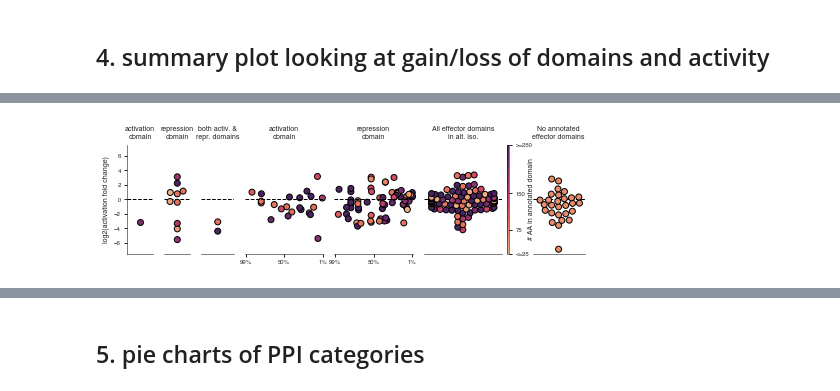
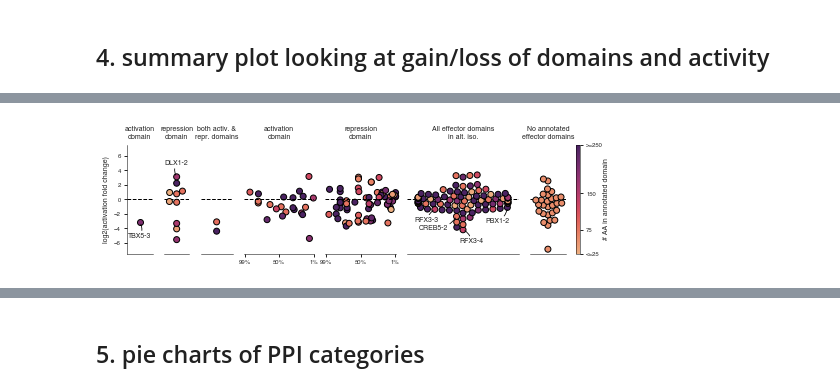
Before and after one commit to CCSB-DFCI/TF_isoforms_paper, a Jupyter notebook: src/activation_analyses/Fig4__Activation_and_PPIs.ipynb, the cells around one changed output, grey strips where cells are left out. Cells and saved outputs as stored; diff of their text form; code cells hidden in the pictures.

```diff
--- a/src/activation_analyses/Fig4__Activation_and_PPIs.ipynb
+++ b/src/activation_analyses/Fig4__Activation_and_PPIs.ipynb
@@ -273,7 +289,7 @@ hue = 'tot_dom_length_incl_pfam'
 color = 'color_dom_length_incl_pfam'
 t = t_dom_length_incl_pfam
 
-gs_kw = dict(width_ratios=[0.4, 0.4, 0.5, 1.2, 1.2, 1.5, 0.8])
+gs_kw = dict(width_ratios=[0.4, 0.4, 0.5, 1.1, 1.1, 1.75, 0.85])
 
 fig, axs = plt.subplots(1, 7, sharey=True, gridspec_kw=gs_kw)
 fig.set_size_inches(w=8.2, h=2)
@@ -302,6 +318,17 @@ axs[0].set_xticks([])
 axs[0].set_xlabel('')
 axs[0].get_legend().remove()
 
+tbx5_y = df.loc[(df["clone_acc_alt"] == "TBX5|3/3|08H01"), 'activation_fold_change_log2'].values[0]
+for point in axs[0].collections:
+    for x, y in point.get_offsets():
+        if np.isclose(tbx5_y, y):
+            print("found: %s, %s" % (x, y))
+            axs[0].annotate("TBX5-3", xy=(x, y), xytext=(0, -10), textcoords='offset points',
+                            arrowprops = dict(arrowstyle="-", connectionstyle="arc3,rad=0.3",
+                                              color='black'),
+                            ha="center", va="top", fontsize=7,
+                            bbox=dict(boxstyle='square,pad=0', fc='none', ec='none'))
+
 tot_loss_repr = df.loc[(df['fraction_of_RD_domains_removed_incl_pfam'] == 1)
                           & (df['fraction_of_AD_domains_removed_incl_pfam'].isnull() |
                              (df['fraction_of_AD_domains_removed_incl_pfam'] == 0))
@@ -322,6 +349,17 @@ sns.swarmplot(data=tot_loss_repr,
 axs[1].set_xticks([])
 axs[1].set_xlabel('')
 axs[1].get_legend().remove()
+
+dlx1_y = df.loc[(df["clone_acc_alt"] == "DLX1|2/2|07E09"), 'activation_fold_change_log2'].values[0]
+for point in axs[1].collections:
+    for x, y in point.get_offsets():
+        if np.isclose(dlx1_y, y):
+            print("found: %s, %s" % (x, y))
+            axs[1].annotate("DLX1-2", xy=(x, y), xytext=(0, 10), textcoords='offset points',
+                            arrowprops = dict(arrowstyle="-", connectionstyle="arc3,rad=0.3",
+                                              color='black'),
+                            ha="center", va="bottom", fontsize=7,
+                            bbox=dict(boxstyle='square,pad=0', fc='none', ec='none'))
 
 
 tot_loss_both = df.loc[(df['fraction_of_AD_domains_removed_incl_pfam'] == 1) &
@@ -413,30 +451,41 @@ axs[5].set_xticks([])
 axs[5].set_xlabel('')
 axs[5].get_legend().remove()
 
-# # annotate pbx1 and rfx3
-# pbx1_y = df.loc[(df["clone_acc_alt"] == "PBX1|2/2|02C05"), 'activation_fold_change_log2'].values[0]
-# rfx3_y = df.loc[(df["clone_acc_alt"] == "RFX3|3/5|08G08"), 'activation_fold_change_log2'].values[0]
-# rfx4_y = df.loc[(df["clone_acc_alt"] == "RFX3|4/5|11D09"), 'activation_fold_change_log2'].values[0]
-# for point in axs[4].collections:
-#     for x, y in point.get_offsets():
-#         if np.isclose(pbx1_y, y):
-#             print("found: %s, %s" % (x, y))
-#             axs[4].annotate("PBX1-2", xy=(x, y), xytext=(-10, -20), textcoords='offset points',
-#                             arrowprops = dict(arrowstyle="-", connectionstyle="arc3,rad=-0.3"),
-#                             ha="center", va="top", fontsize=7,
-#                             bbox=dict(boxstyle='square,pad=0', fc='none', ec='none'))
-#         if np.isclose(rfx3_y, y):
-#             print("found: %s, %s" % (x, y))
-#             axs[4].annotate("RFX3-3", xy=(x, y), xytext=(-8, -7), textcoords='offset points',
-#                             arrowprops = dict(arrowstyle="-", connectionstyle="arc3,rad=-0.2"),
-#                             ha="center", va="top", fontsize=7,
-#                             bbox=dict(boxstyle='square,pad=0', fc='none', ec='none'))
-#         if np.isclose(rfx4_y, y):
-#             print("found: %s, %s" % (x, y))
-#             axs[4].annotate("RFX3-4", xy=(x, y), xytext=(8, -8), textcoords='offset points',
-#                             arrowprops = dict(arrowstyle="-", connectionstyle="arc3,rad=0.3"),
-#                             ha="center", va="top", fontsize=7,
-#                             bbox=dict(boxstyle='square,pad=0', fc='none', ec='none'))
+# annotate pbx1 and rfx3
+pbx1_y = df.loc[(df["clone_acc_alt"] == "PBX1|2/2|02C05"), 'activation_fold_change_log2'].values[0]
+rfx3_y = df.loc[(df["clone_acc_alt"] == "RFX3|3/5|08G08"), 'activation_fold_change_log2'].values[0]
+rfx4_y = df.loc[(df["clone_acc_alt"] == "RFX3|4/5|11D09"), 'activation_fold_change_log2'].values[0]
+creb5_y = df.loc[(df["clone_acc_alt"] == "CREB5|2/3|08A12"), 'activation_fold_change_log2'].values[0]
+for point in axs[5].collections:
+    for x, y in point.get_offsets():
+        if np.isclose(pbx1_y, y):
+            print("found: %s, %s" % (x, y))
+            axs[5].annotate("PBX1-2", xy=(x, y), xytext=(-10, -10), textcoords='offset points',
+                            arrowprops = dict(arrowstyle="-", connectionstyle="arc3,rad=0.3",
+                                              color='black'),
+                            ha="center", va="top", fontsize=7,
+                            bbox=dict(boxstyle='square,pad=0', fc='none', ec='none'))
+        if np.isclose(rfx3_y, y):
+            print("found: %s, %s" % (x, y))
+            axs[5].annotate("RFX3-3", xy=(x, y), xytext=(-8, -7), textcoords='offset points',
+                            arrowprops = dict(arrowstyle="-", connectionstyle="arc3,rad=-0.2",
+                                              color='black'),
+                            ha="center", va="top", fontsize=7,
+                            bbox=dict(boxstyle='square,pad=0', fc='none', ec='none'))
+        if np.isclose(rfx4_y, y):
+            print("found: %s, %s" % (x, y))
+            axs[5].annotate("RFX3-4", xy=(x, y), xytext=(8, -8), textcoords='offset points',
+                            arrowprops = dict(arrowstyle="-", connectionstyle="arc3,rad=0.3",
+                                              color='black'),
+                            ha="center", va="top", fontsize=7,
+                            bbox=dict(boxstyle='square,pad=0', fc='none', ec='none'))
+        if np.isclose(creb5_y, y):
+            print("found: %s, %s" % (x, y))
+            axs[5].annotate("CREB5-2", xy=(x, y), xytext=(-23, -8), textcoords='offset points',
+                            arrowprops = dict(arrowstyle="-", connectionstyle="arc3,rad=0.3",
+                                              color='black'),
+                            ha="center", va="top", fontsize=7,
+                            bbox=dict(boxstyle='square,pad=0', fc='none', ec='none'))
 
 # missing stuff
 incl = pd.concat([tot_loss_activ,
@@ -466,21 +515,20 @@ axs[6].set_xlabel('')
 
 # add colorbar
 # mirror figure
-gs_kw = dict(width_ratios=[0.4, 0.4, 0.5, 1.2, 1.2, 1.5, 0.8])
 fig2, axs2 = plt.subplots(1, 7, sharey=True, gridspec_kw=gs_kw)
 fig2.set_size_inches(w=8.2, h=2)
-map1 = axs2[5].imshow(np.stack([t, t]), cmap="flare", vmin=25, vmax=250)
-cbar = fig.colorbar(map1, ax=axs[5], aspect=40)
+map1 = axs2[6].imshow(np.stack([t, t]), cmap="flare", vmin=25, vmax=250)
+cbar = fig.colorbar(map1, ax=axs[6], aspect=30, pad=0.2)
 cbar.set_ticks([25, 75, 150, 250])
 cbar.set_ticklabels(["<=25", "75", "150", ">=250"])
-cbar.set_label("# AA in annotated domain", labelpad=-4)
+cbar.set_label("# AA in annotated domain", labelpad=0)
 
 
 for ax in axs:
     ax.spines['right'].set_visible(False)
     ax.spines['top'].set_visible(False)
     ax.set_ylim(-7.5, 7.5)
-    ax.axhline(y=0, color='black', linewidth=1, linestyle='dashed')
+    ax.axhline(y=0, color='black', linewidth=1, linestyle='dashed', zorder=1)
 for ax in axs[1:]:
     ax.spines['left'].set_visible(False)
     ax.yaxis.set_tick_params(which='both', length=0)
@@ -491 +545 @@ fig.savefig('../../figures/fig4/activation_vs_domain_removal_incl_pfam_colored_b
-[figure, old version]
+[figure, new version]
```
Also changed, not shown: parts of 59 cells of this notebook, 26 other files.
